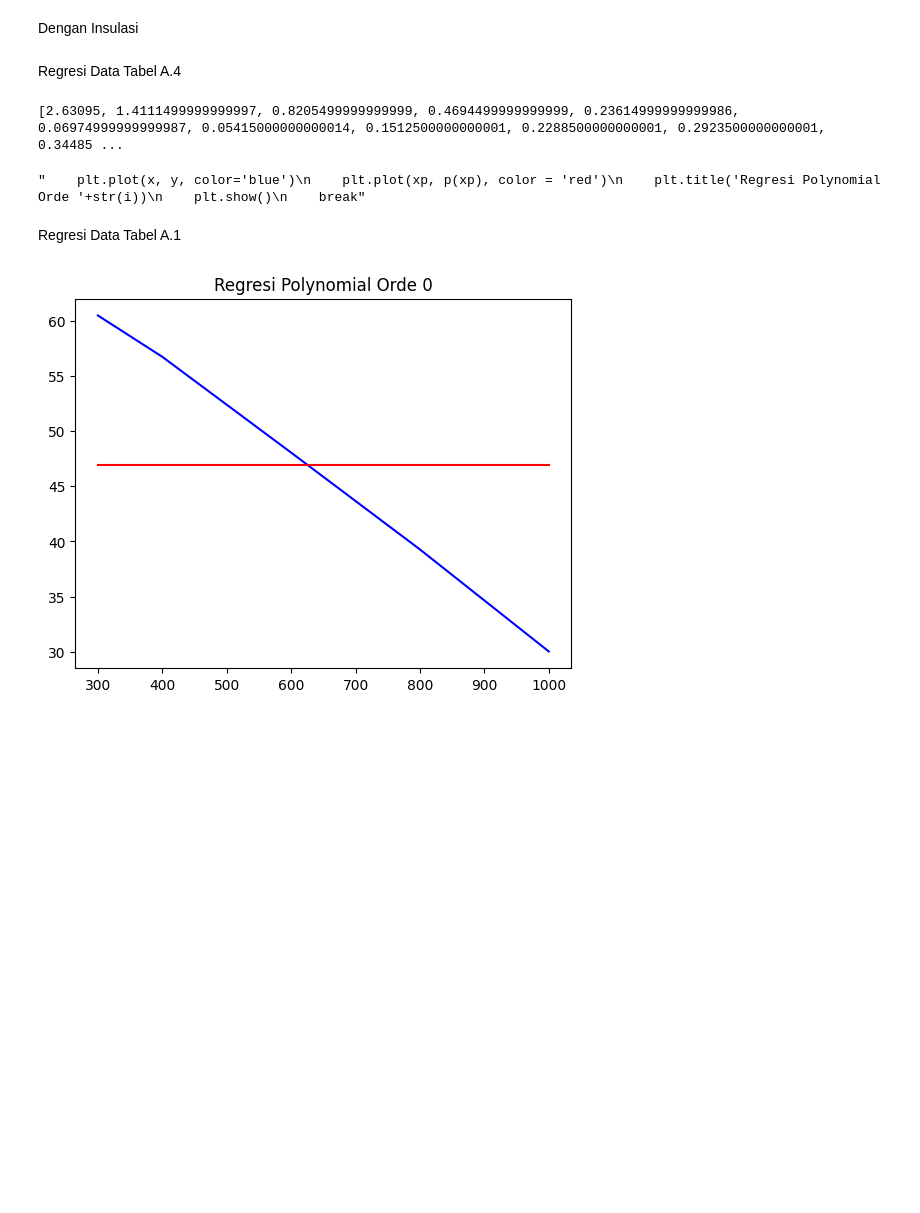
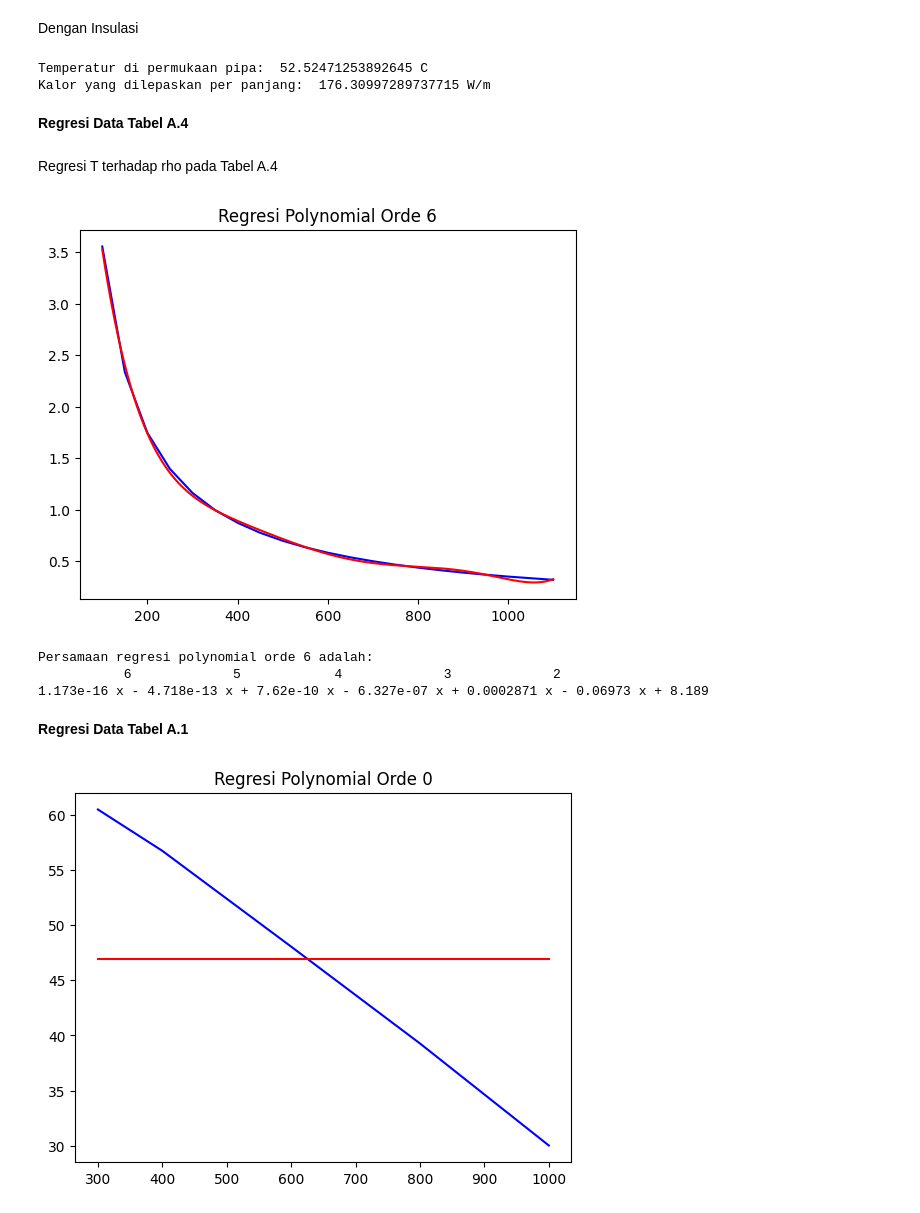
Before and after one commit to fdeedat969/tugas-kuliah, a Jupyter notebook: Tugas Konveksi.ipynb, the cells around one changed output. Saved outputs shown, nothing was run; the diff lists cells and outputs as text; code cells hidden in the pictures; blank space fills up the shorter version.

Commit message:
tambahan dengan insulasi

```diff
--- a/Tugas Konveksi.ipynb
+++ b/Tugas Konveksi.ipynb
@@ -89,45 +85,87 @@ r2 = D2/2       # jari-jari pipa (m)
 
 # Informasi insulator
 widthI = 1*0.0254 # Ketebalan insulasi (m)
-kI =
+KI = 0.03
+r3 = r2 + widthI # jari-jari insulator (m)
+
 # Informasi Cladding
 widthC = 2*0.0254 # Ketebalan cladding (m)
+Kcladd = 52
+r4 = r3 + widthC # jari-jari cladding (m)
+
+# Diameter Pipa keseluruhan (m)
+D3 = 2*r4
 
 # Data Tabel A.1
 T_tabel = [300, 400 , 600, 800, 1000]
 k_tabel = [60.5, 56.7487 , 48.0559 , 39.2685 , 30.01169]
-k_pipe = np.interp(Ti, T_tabel, k_tabel) # Menentukan nilai konduktivitas pipa dengan interpolasi
+k_pipe = np.interp(Ti, T_tabel, k_tabel)  # Menentukan nilai konduktivitas pipa dengan interpolasi
 
 Rp = np.log(r2/r1) / (2 * np.pi * k_pipe) # Menghitung resistansi konduksi pipa
+Ri = np.log(r3/r2) / (2 * np.pi * KI)     # Menghitung resistansi konduksi insulator
+Rc = np.log(r4/r3) / (2 * np.pi * Kcladd) # Menghitung resistansi konduksi cladding
+
+Ts_prev = 0
+Ts_new = Tl + 1 # inisialisasi suhu permukaan pipa
+error = 1000
+while error > 0.0001:
+    error = abs(Ts_new - Ts_prev)
+    Tf = (Ts_new + Tl) / 2
+    Pr = cp.PropsSI('Prandtl', 'T', Tf, 'P', 101325, 'Air') # Menghitung bilangan Prandtl dengan menggunakan Library CoolProp
+    mu = cp.PropsSI('V', 'T', Tf, 'P', 101325, 'Air')       # Menghitung viskositas dengan menggunakan Library CoolProp
+    rho = cp.PropsSI('D', 'T', Tf, 'P', 101325, 'Air')      # Menghitung densitas dengan menggunakan Library CoolProp
+    k = cp.PropsSI('L', 'T', Tf, 'P', 101325, 'Air')        # Menghitung koefisien konduktivitas udara dengan menggunakan Library CoolProp
+    v = mu / rho
+    Re1 = Re(v, V, D3)
+    Nu1 = Nu(Re1, Pr)
+    h1 = h(Nu1, k, D3)
+    Rh1 = Rh(r2, h1)
+    Q = (Ti - Tl)/ (Rp + Ri + Rc + Rh1)
+    Ts_prev = Ts_new
+    Ts_new = Q*Rh1 + Tl
+print('Temperatur di permukaan pipa: ', Ts_new-273, 'C')
+print('Kalor yang dilepaskan per panjang: ', Q, 'W/m')
+# %% [output]
+Temperatur di permukaan pipa:  52.52471253892645 C
+Kalor yang dilepaskan per panjang:  176.30997289737715 W/m
 # %% [markdown]
-Regresi Data Tabel A.4
+**Regresi Data Tabel A.4**
+# %% [markdown]
+Regresi T terhadap rho pada Tabel A.4
 # %%
 import pandas as pd
 import matplotlib.pyplot as plt
 import numpy as np
 df = pd.read_csv('tabel-a4.csv')    # Membaca data dari tabel-a4.csv
 x = df['T'].values                  # Mengambil data kolom T
 y = df['rho'].values                # Mengambil data kolom rho
 
-error = []
+error = []                          # Inisialisasi array untuk menyimpan error
+meanError = []                      # Inisialisasi array untuk menyimpan mean error
+errorTol = 0.2
+
 # Regresi Polinomial
-for i in range(1):
+for i in range(9):
     z = np.polyfit(x, y, i)
     p = np.poly1d(z)
     xp = np.linspace(100, x[len(x)-1], 1000)
     for j in range(len(x)):
         error.append(abs(y[j]-p(x[j])))
-    print(error)
-'''    plt.plot(x, y, color='blue')
-    plt.plot(xp, p(xp), color = 'red')
-    plt.title('Regresi Polynomial Orde '+str(i))
-    plt.show()
-    break'''
+    meanError.append(np.mean(error))
+    if meanError[i] < errorTol:
+        plt.plot(x, y, color='blue')
+        plt.plot(xp, p(xp), color = 'red')
+        plt.title('Regresi Polynomial Orde '+str(i))
+        plt.show()
+        break
+print("Persamaan regresi polynomial orde "+str(i)+" adalah: \n" +str(p))
 # %% [output]
+[figure, added]
-[2.63095, 1.4111499999999997, 0.8205499999999999, 0.4694499999999999, 0.23614999999999986, 0.06974999999999987, 0.05415000000000014, 0.1512500000000001, 0.2288500000000001, 0.2923500000000001, 0.34485 ...
+Persamaan regresi polynomial orde 6 adalah:
+           6             5            4             3             2
+1.173e-16 x - 4.718e-13 x + 7.62e-10 x - 6.327e-07 x + 0.0002871 x - 0.06973 x + 8.189
-"    plt.plot(x, y, color='blue')\n    plt.plot(xp, p(xp), color = 'red')\n    plt.title('Regresi Polynomial Orde '+str(i))\n    plt.show()\n    break"
 # %% [markdown]
-Regresi Data Tabel A.1
+**Regresi Data Tabel A.1**
 # %%
 # Data Tabel A.1
 T_tabel = [300, 400 , 600, 800, 1000]
```
Also changed, not shown: parts of 3 cells of this notebook.
